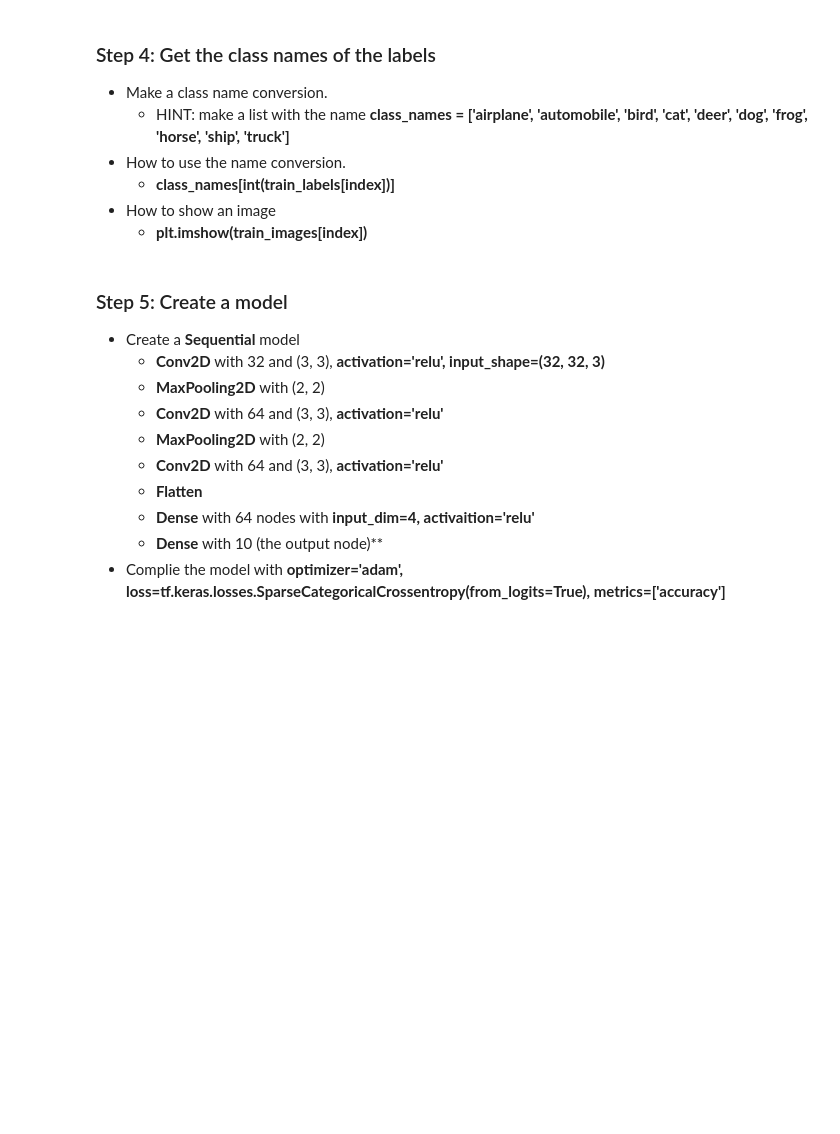
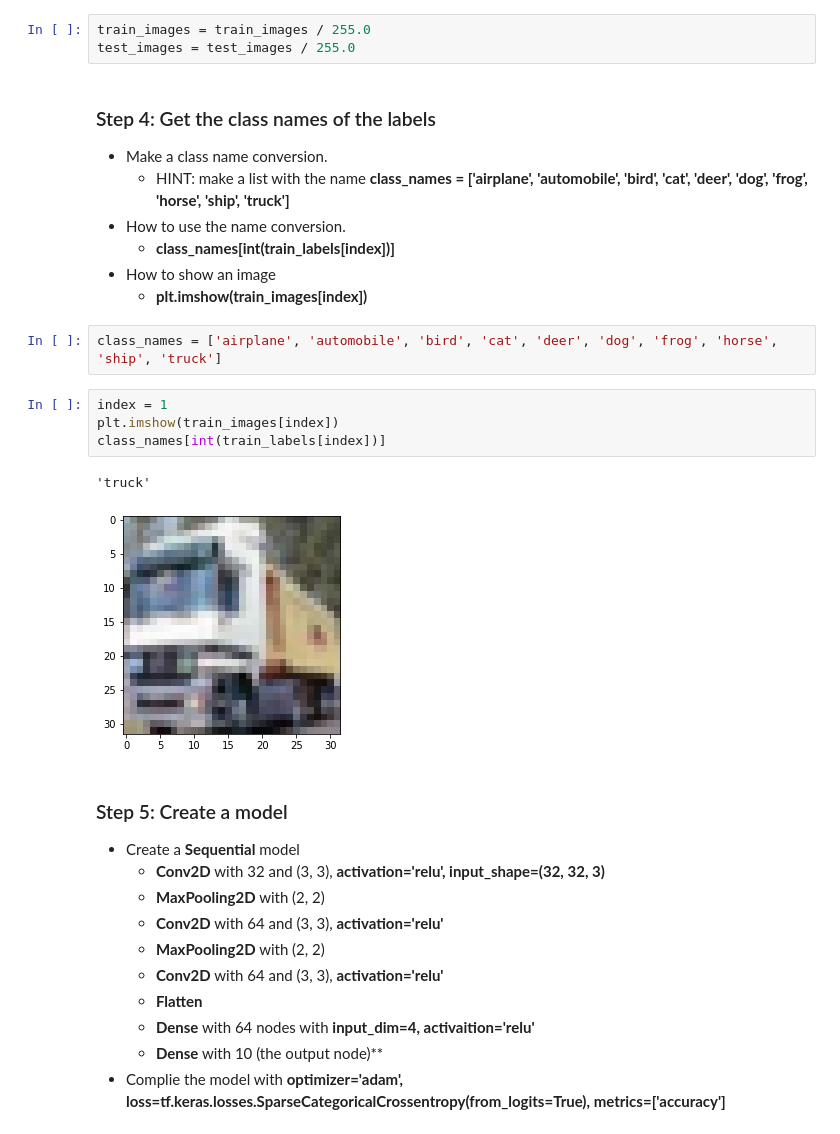
Before and after one commit to adel-nouar/ML_with_Rune, a Jupyter notebook: 08 - Project - Convolutional Neural Network (CNN).ipynb, the cells around one changed output. Drawn from its saved outputs; the diff is of its cells as text; blank space fills up the shorter version.

```diff
--- a/08 - Project - Convolutional Neural Network (CNN).ipynb
+++ b/08 - Project - Convolutional Neural Network (CNN).ipynb
@@ -18,6 +24,9 @@ import matplotlib.pyplot as plt
 # %% [markdown]
 ### Step 3: Normalize the pixels
 - Divide the **train_images** and **test_images** with 255 to normalize them between 0 and 1.
+# %%
+train_images = train_images / 255.0
+test_images = test_images / 255.0
 # %% [markdown]
 ### Step 4: Get the class names of the labels
 - Make a class name conversion.
@@ -26,6 +35,15 @@ import matplotlib.pyplot as plt
     - **class_names[int(train_labels[index])]**
 - How to show an image
     - **plt.imshow(train_images[index])**
+# %%
+class_names = ['airplane', 'automobile', 'bird', 'cat', 'deer', 'dog', 'frog', 'horse', 'ship', 'truck']
+# %%
+index = 1
+plt.imshow(train_images[index])
+class_names[int(train_labels[index])]
+# %% [output]
+'truck'
+[figure, added]
 # %% [markdown]
 ### Step 5: Create a model
 - Create a **Sequential** model
```
Also changed, not shown: parts of 12 cells of this notebook.
